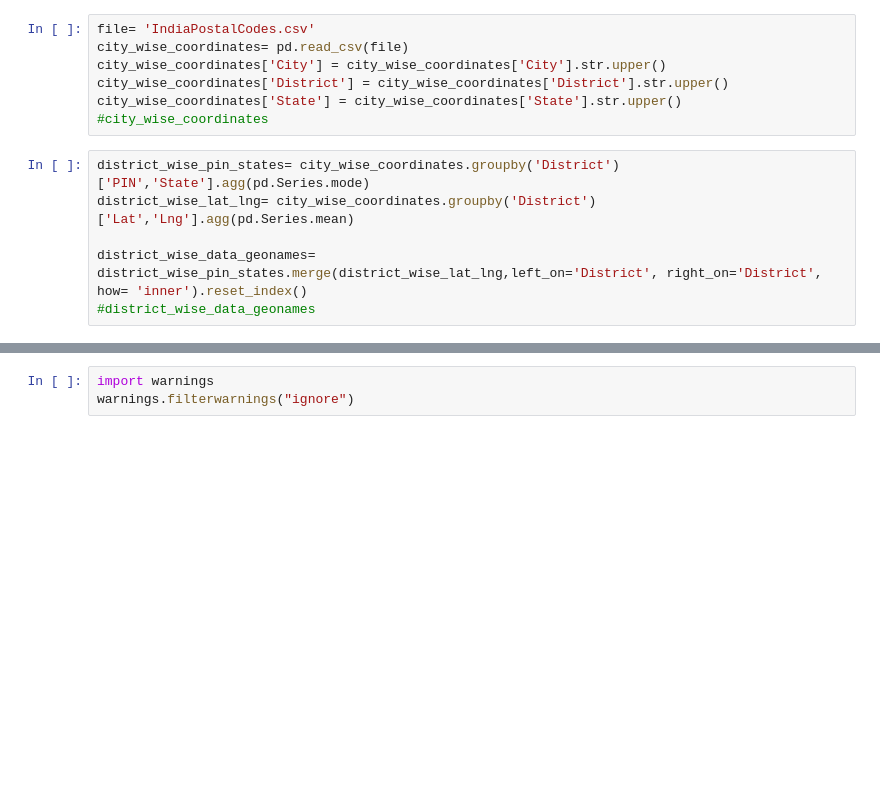
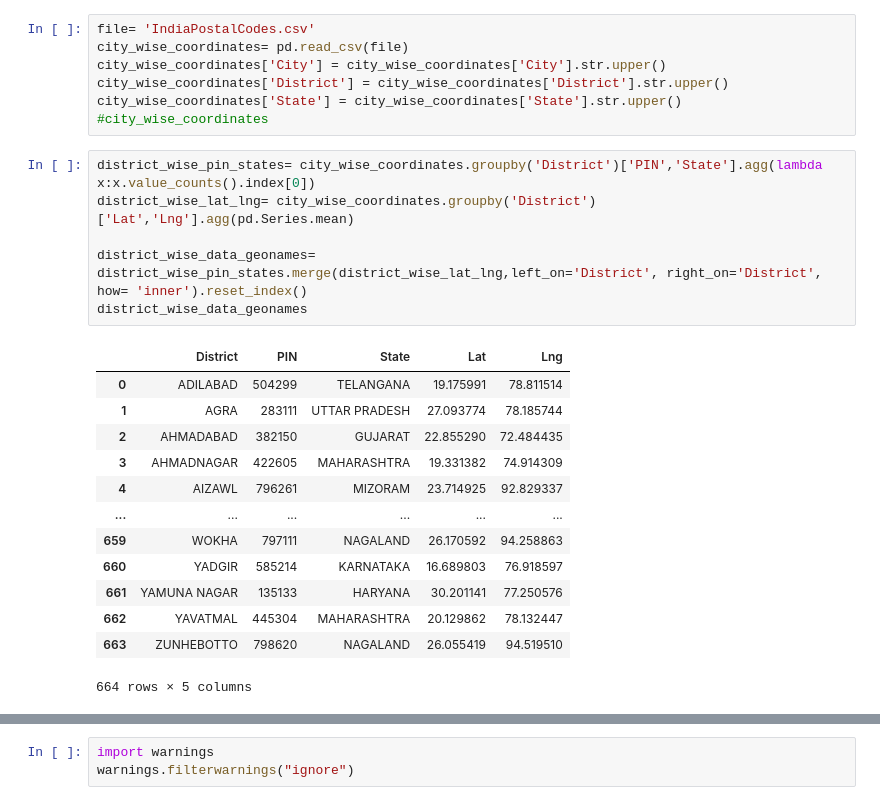
Before and after one commit to punit0087/Covid19India.Org-Tracker, a Jupyter notebook: Covid19IndiaTracker.ipynb, the cells around one changed output, grey strips where cells are left out. Cells and saved outputs as stored; diff of their text form; blank space fills up the shorter version.

```diff
--- a/Covid19IndiaTracker.ipynb
+++ b/Covid19IndiaTracker.ipynb
@@ -67,11 +71,25 @@ city_wise_coordinates['District'] = city_wise_coordinates['District'].str.upper(
 city_wise_coordinates['State'] = city_wise_coordinates['State'].str.upper()
 #city_wise_coordinates
 # %%
-district_wise_pin_states= city_wise_coordinates.groupby('District')['PIN','State'].agg(pd.Series.mode)
+district_wise_pin_states= city_wise_coordinates.groupby('District')['PIN','State'].agg(lambda x:x.value_counts().index[0])
 district_wise_lat_lng= city_wise_coordinates.groupby('District')['Lat','Lng'].agg(pd.Series.mean)
 
 district_wise_data_geonames= district_wise_pin_states.merge(district_wise_lat_lng,left_on='District', right_on='District', how= 'inner').reset_index()
-#district_wise_data_geonames
+district_wise_data_geonames
+# %% [output]
+|  | District | PIN | State | Lat | Lng |
+| 0 | ADILABAD | 504299 | TELANGANA | 19.175991 | 78.811514 |
+| 1 | AGRA | 283111 | UTTAR PRADESH | 27.093774 | 78.185744 |
+| 2 | AHMADABAD | 382150 | GUJARAT | 22.855290 | 72.484435 |
+| 3 | AHMADNAGAR | 422605 | MAHARASHTRA | 19.331382 | 74.914309 |
+| 4 | AIZAWL | 796261 | MIZORAM | 23.714925 | 92.829337 |
+| ... | ... | ... | ... | ... | ... |
+| 659 | WOKHA | 797111 | NAGALAND | 26.170592 | 94.258863 |
+| 660 | YADGIR | 585214 | KARNATAKA | 16.689803 | 76.918597 |
+| 661 | YAMUNA NAGAR | 135133 | HARYANA | 30.201141 | 77.250576 |
+| 662 | YAVATMAL | 445304 | MAHARASHTRA | 20.129862 | 78.132447 |
+| 663 | ZUNHEBOTTO | 798620 | NAGALAND | 26.055419 | 94.519510 |
+664 rows × 5 columns
 # %%
 df= pd.read_json("https://api.covid19india.org/raw_data.json")## data from covid19india.org
 df3= []
```
Also changed, not shown: parts of 5 cells of this notebook.
